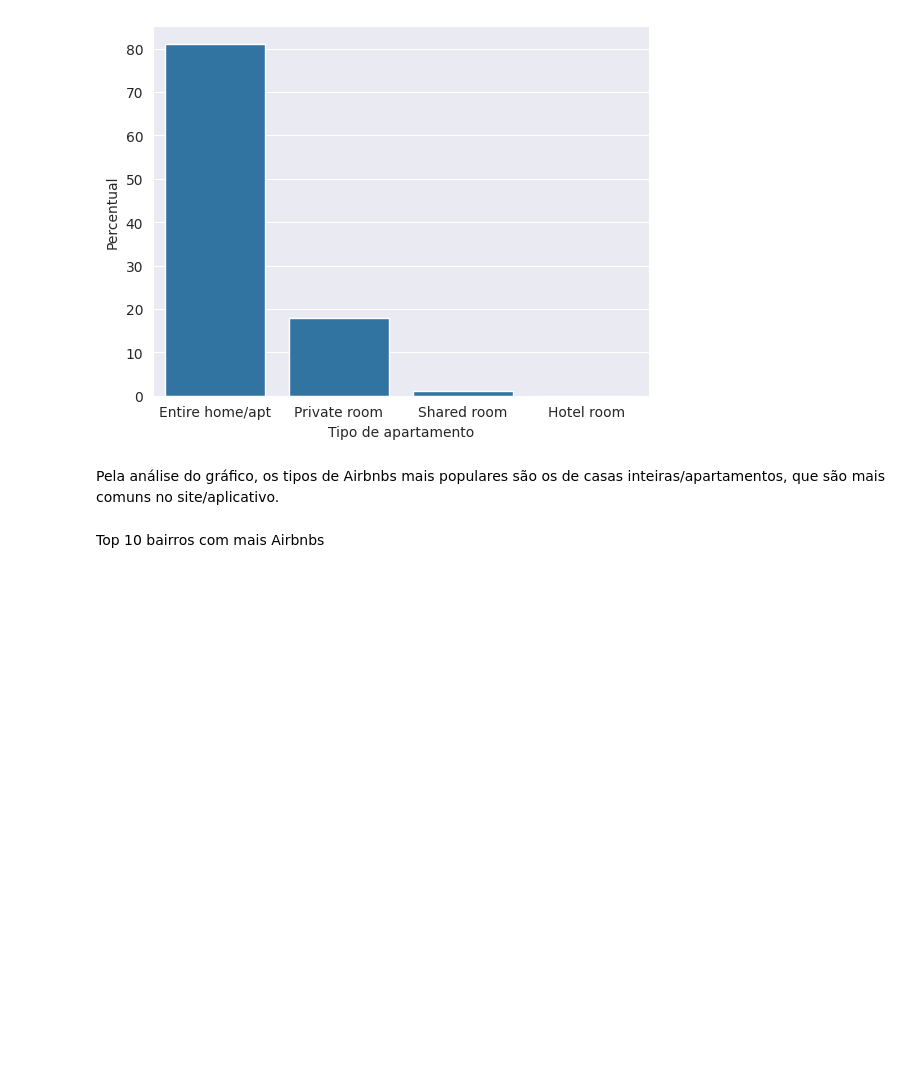
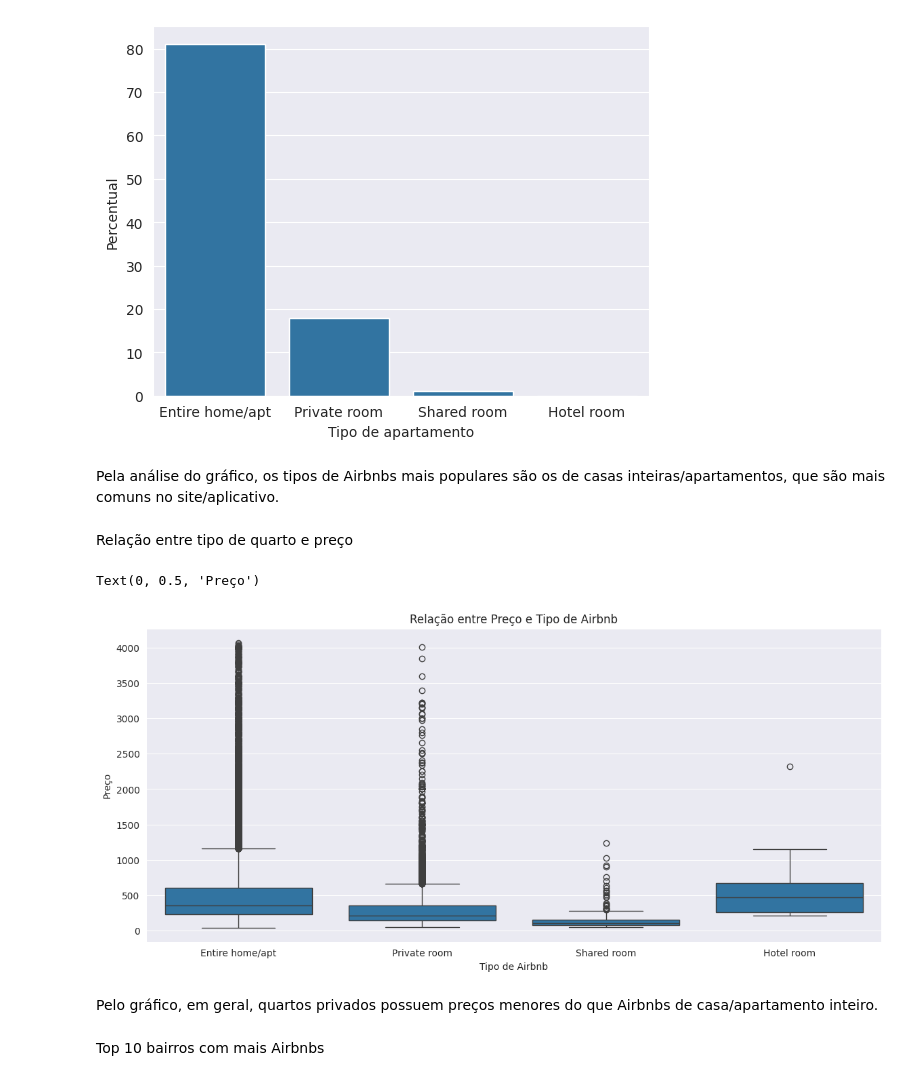
Before and after one commit to pagmaia/datasci-learning-project, a Jupyter notebook: airbnb-analysis.ipynb, the cells around one changed output. Drawn from its saved outputs; the diff is of its cells as text; code cells hidden in the pictures; blank space fills up the shorter version.

```diff
--- a/airbnb-analysis.ipynb
+++ b/airbnb-analysis.ipynb
@@ -209,6 +209,20 @@ Text(0.5, 0, 'Tipo de apartamento')
 [figure]
 # %% [markdown]
 Pela análise do gráfico, os tipos de Airbnbs mais populares são os de casas inteiras/apartamentos, que são mais comuns no site/aplicativo.
+# %% [markdown]
+Relação entre tipo de quarto e preço
+# %%
+plt.figure(figsize=(14, 6))
+plt.title("Relação entre Preço e Tipo de Airbnb")
+
+ax = sns.boxplot(data=data, x="room_type", y="price")
+ax.set_xlabel("Tipo de Airbnb")
+ax.set_ylabel("Preço")
+# %% [output]
+Text(0, 0.5, 'Preço')
+[figure, added]
+# %% [markdown]
+Pelo gráfico, em geral, quartos privados possuem preços menores do que Airbnbs de casa/apartamento inteiro.
 # %% [markdown]
 Top 10 bairros com mais Airbnbs
 # %%
```
Also changed, not shown: parts of 22 cells of this notebook.
